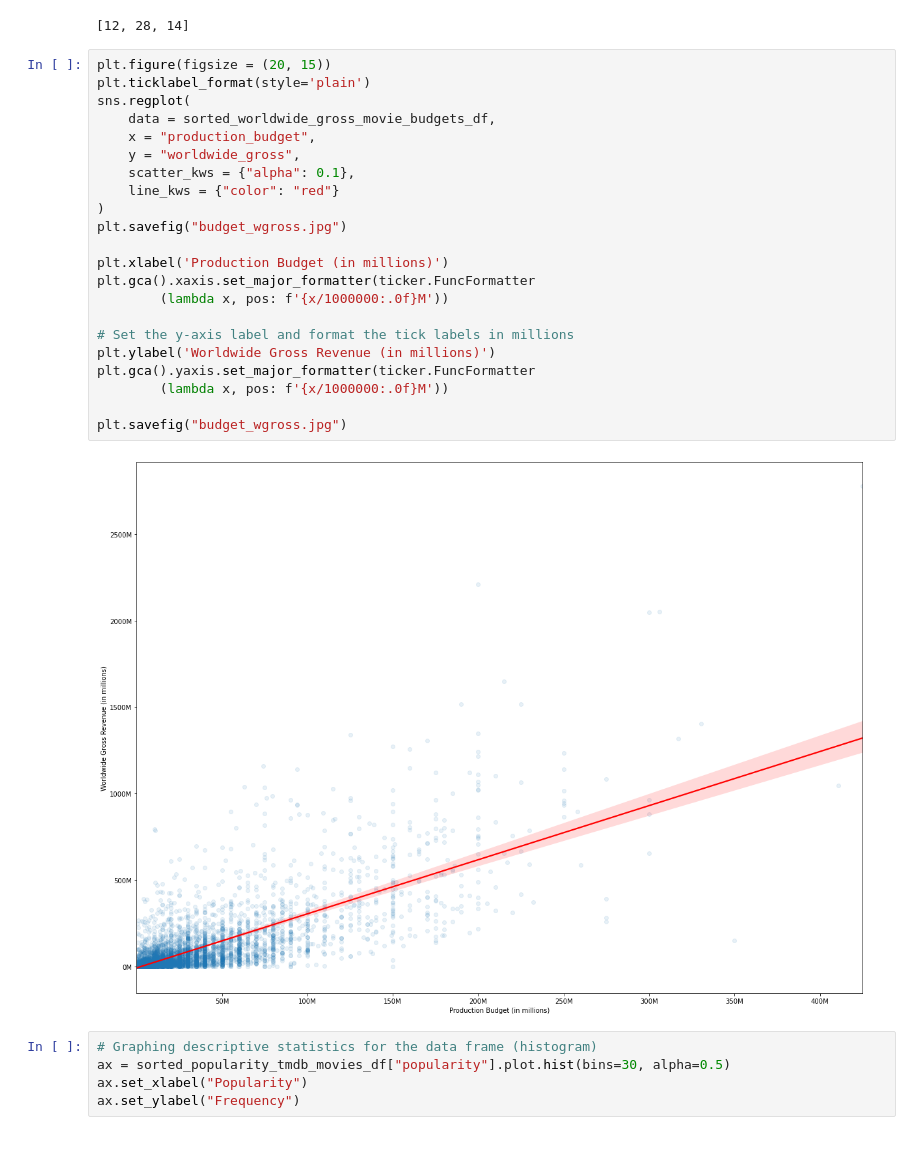
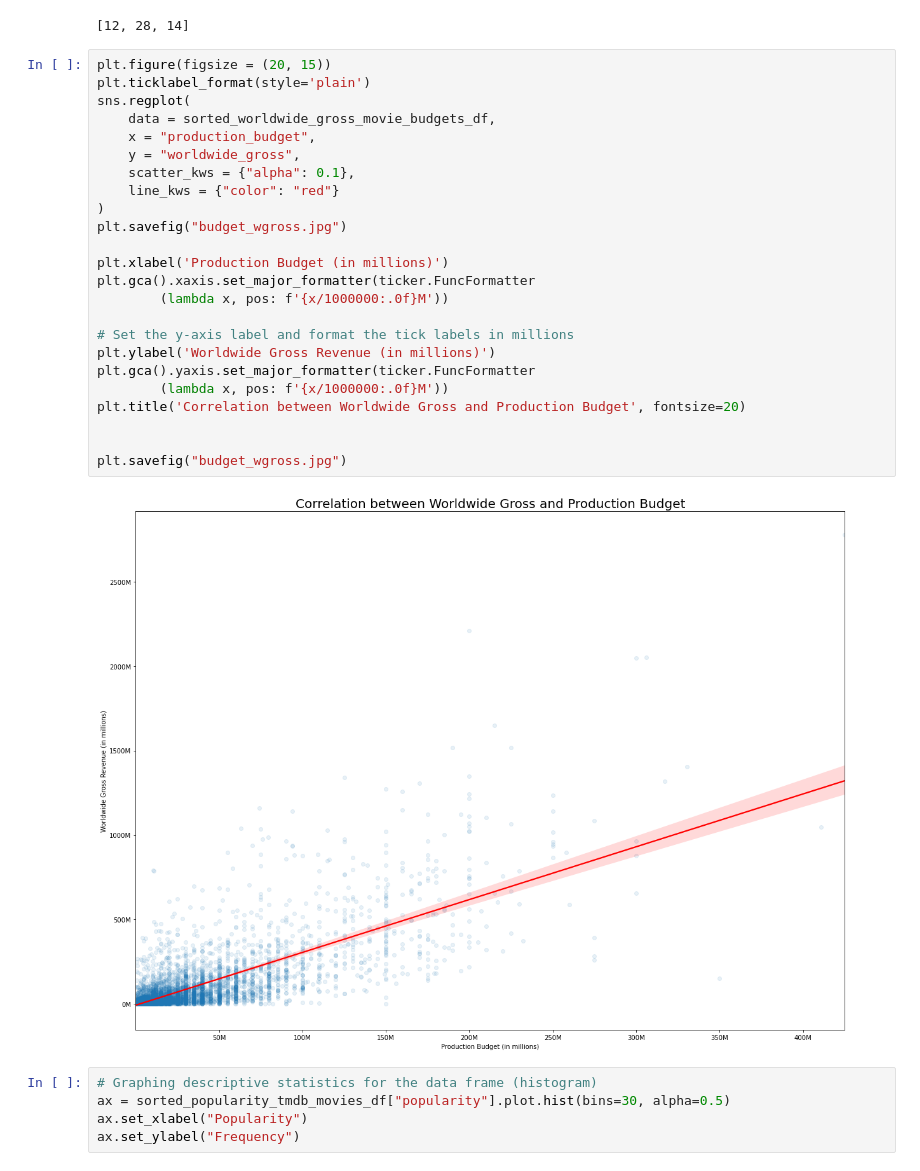
Before and after one commit to adammarianacci/Microsoft_Movie_Analysis, a Jupyter notebook: notebook.ipynb, the cells around one changed output. Saved outputs shown, nothing was run; the diff lists cells and outputs as text.

Commit message:
Titled Graph

```diff
--- a/notebook.ipynb
+++ b/notebook.ipynb
@@ -718,27 +717,29 @@ print(top_three_genres)
 # %%
 plt.figure(figsize = (20, 15))
 plt.ticklabel_format(style='plain')
 sns.regplot(
     data = sorted_worldwide_gross_movie_budgets_df,
     x = "production_budget",
     y = "worldwide_gross",
     scatter_kws = {"alpha": 0.1},
     line_kws = {"color": "red"}
 )
 plt.savefig("budget_wgross.jpg")
 
 plt.xlabel('Production Budget (in millions)')
 plt.gca().xaxis.set_major_formatter(ticker.FuncFormatter
         (lambda x, pos: f'{x/1000000:.0f}M'))
 
 # Set the y-axis label and format the tick labels in millions
 plt.ylabel('Worldwide Gross Revenue (in millions)')
 plt.gca().yaxis.set_major_formatter(ticker.FuncFormatter
         (lambda x, pos: f'{x/1000000:.0f}M'))
+plt.title('Correlation between Worldwide Gross and Production Budget', fontsize=20)
+
 
 plt.savefig("budget_wgross.jpg")
 # %% [output]
-[figure, old version]
+[figure, new version]
 # %%
 # Graphing descriptive statistics for the data frame (histogram)
 ax = sorted_popularity_tmdb_movies_df["popularity"].plot.hist(bins=30, alpha=0.5)
```
Also changed, not shown: parts of 3 cells of this notebook, 2 other files.
